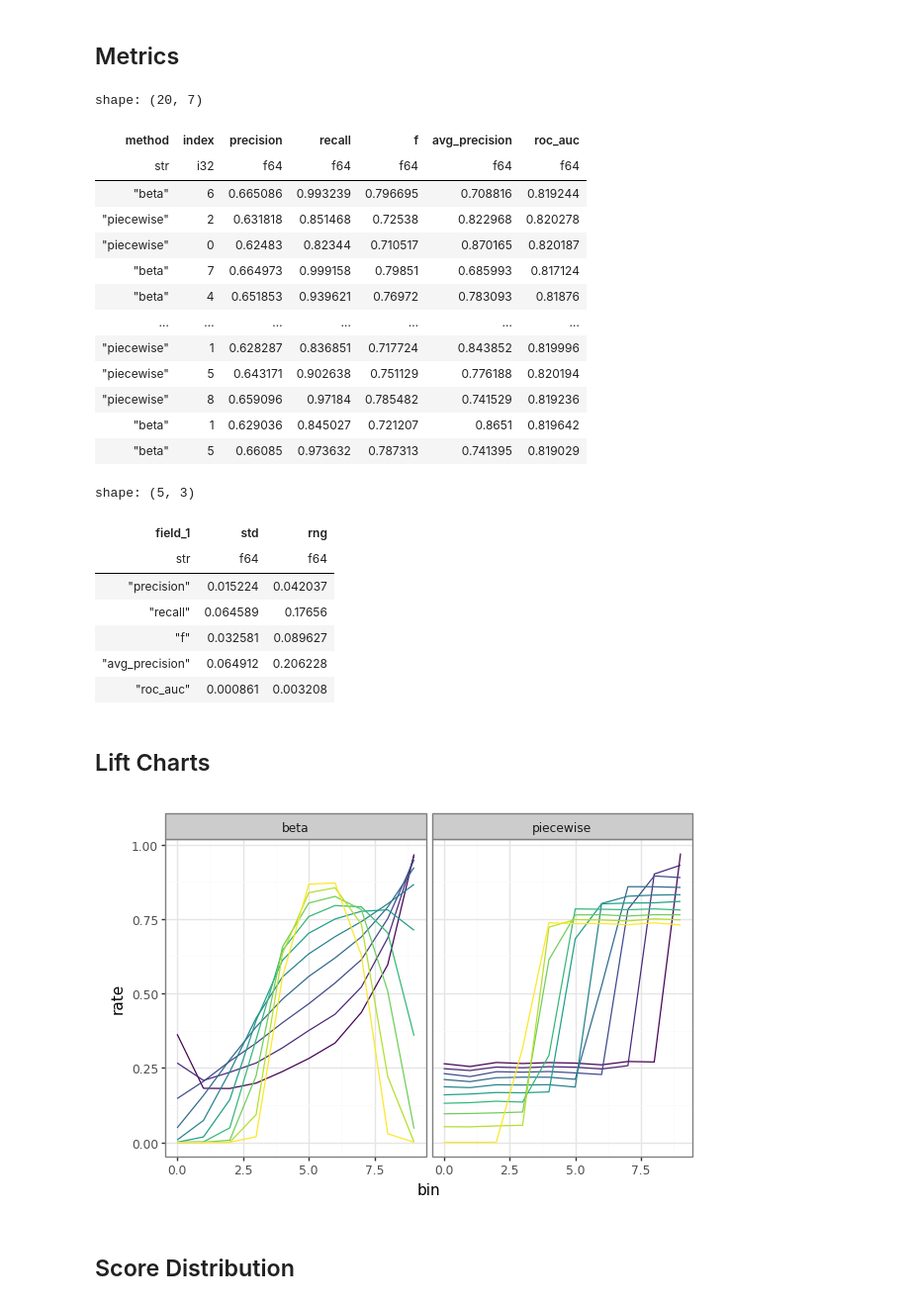
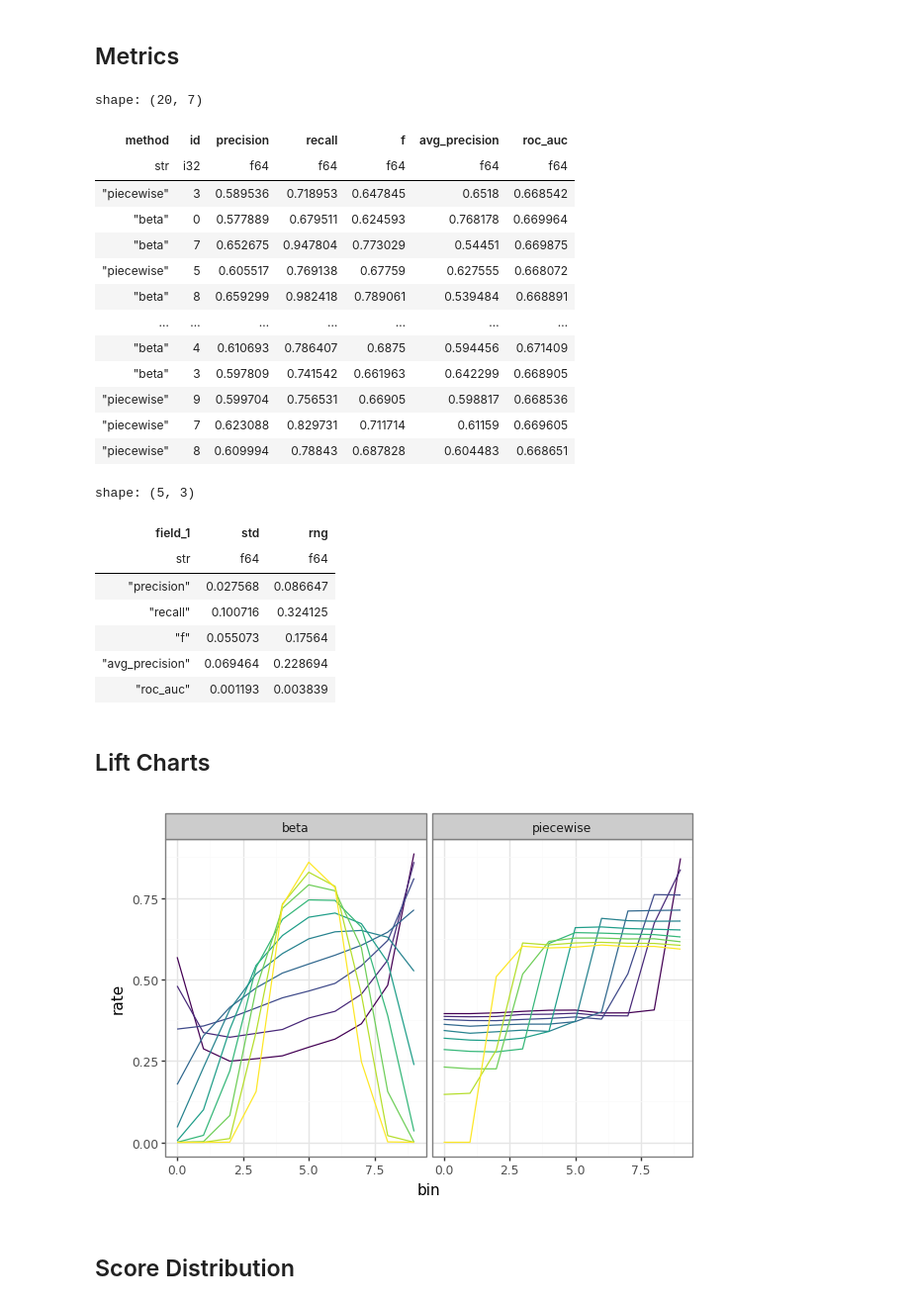
Before and after one commit to emilyriederer/roctet, a Jupyter notebook: docs/demo.ipynb, the cells around one changed output. Shown at 99% size. Cells and saved outputs as stored; diff of their text form; code cells hidden in the pictures.

```diff
--- a/docs/demo.ipynb
+++ b/docs/demo.ipynb
@@ -23,8 +23,8 @@ theme_set(theme_bw())
 ## Data Generation
 # %%
 # generate datasets
-dfs_beta = calc_roctet(0.82, method="beta", n_sets=10)  # 0.82, 0.67
-dfs_pcws = calc_roctet(0.82, method="piecewise", n_sets=10)
+dfs_beta = calc_roctet(0.67, method="beta", n_sets=10, n_obsv = 1e5)
+dfs_pcws = calc_roctet(0.67, method="piecewise", n_sets=10, n_obsv = 1e5)
 dfs_beta[0].glimpse()
 # %% [output]
 Rows: 100000
@@ -59,20 +67,20 @@ df_roc = (
     df.sort("score", descending=True)
     .with_columns(
         neg_target=1 - pl.col("target"),
-        neg_target_ttl=(1 - pl.col("target")).sum().over("index", "method"),
+        neg_target_ttl=(1 - pl.col("target")).sum().over("id", "method"),
         pos_target=pl.col("target"),
-        pos_target_ttl=pl.col("target").sum().over("index", "method"),
+        pos_target_ttl=pl.col("target").sum().over("id", "method"),
     )
     .with_columns(
-        cum_fpr=pl.col("neg_target").cum_sum().over("index", "method")
+        cum_fpr=pl.col("neg_target").cum_sum().over("id", "method")
         / pl.col("neg_target_ttl"),
-        cum_tpr=pl.col("pos_target").cum_sum().over("index", "method")
+        cum_tpr=pl.col("pos_target").cum_sum().over("id", "method")
         / pl.col("pos_target_ttl"),
     )
 )
 
 p = ggplot(df_roc)
-p += aes(x="cum_fpr", y="cum_tpr", color="index", group="index")
+p += aes(x="cum_fpr", y="cum_tpr", color="id", group="id")
 p += geom_abline(intercept=0, slope=1, color="grey", linetype="dashed")
 p += geom_line()
 p += facet_grid(cols="method")
@@ -86,29 +94,29 @@ p
 ## Metrics
 # %%
 df_metrics = (
-    df.group_by("method", "index")
+    df.group_by("method", "id")
     .agg(metrics=pds.query_binary_metrics("target", "score", 0.5))
     .unnest("metrics")
 )
 df_metrics
 # %% [output]
 shape: (20, 7)
-| method | index | precision | recall | f | avg_precision | roc_auc |
+| method | id | precision | recall | f | avg_precision | roc_auc |
 | str | i32 | f64 | f64 | f64 | f64 | f64 |
-| "beta" | 6 | 0.665086 | 0.993239 | 0.796695 | 0.708816 | 0.819244 |
-| "piecewise" | 2 | 0.631818 | 0.851468 | 0.72538 | 0.822968 | 0.820278 |
-| "piecewise" | 0 | 0.62483 | 0.82344 | 0.710517 | 0.870165 | 0.820187 |
-| "beta" | 7 | 0.664973 | 0.999158 | 0.79851 | 0.685993 | 0.817124 |
-| "beta" | 4 | 0.651853 | 0.939621 | 0.76972 | 0.783093 | 0.81876 |
+| "piecewise" | 3 | 0.589536 | 0.718953 | 0.647845 | 0.6518 | 0.668542 |
+| "beta" | 0 | 0.577889 | 0.679511 | 0.624593 | 0.768178 | 0.669964 |
+| "beta" | 7 | 0.652675 | 0.947804 | 0.773029 | 0.54451 | 0.669875 |
+| "piecewise" | 5 | 0.605517 | 0.769138 | 0.67759 | 0.627555 | 0.668072 |
+| "beta" | 8 | 0.659299 | 0.982418 | 0.789061 | 0.539484 | 0.668891 |
 | … | … | … | … | … | … | … |
-| "piecewise" | 1 | 0.628287 | 0.836851 | 0.717724 | 0.843852 | 0.819996 |
-| "piecewise" | 5 | 0.643171 | 0.902638 | 0.751129 | 0.776188 | 0.820194 |
-| "piecewise" | 8 | 0.659096 | 0.97184 | 0.785482 | 0.741529 | 0.819236 |
-| "beta" | 1 | 0.629036 | 0.845027 | 0.721207 | 0.8651 | 0.819642 |
-| "beta" | 5 | 0.66085 | 0.973632 | 0.787313 | 0.741395 | 0.819029 |
+| "beta" | 4 | 0.610693 | 0.786407 | 0.6875 | 0.594456 | 0.671409 |
+| "beta" | 3 | 0.597809 | 0.741542 | 0.661963 | 0.642299 | 0.668905 |
+| "piecewise" | 9 | 0.599704 | 0.756531 | 0.66905 | 0.598817 | 0.668536 |
+| "piecewise" | 7 | 0.623088 | 0.829731 | 0.711714 | 0.61159 | 0.669605 |
+| "piecewise" | 8 | 0.609994 | 0.78843 | 0.687828 | 0.604483 | 0.668651 |
 # %%
 (
-    df_metrics.drop("method", "index")
+    df_metrics.drop("method", "id")
     .select(
         cs.all().std().name.prefix("std__"),
         (cs.all().max() - cs.all().min()).name.prefix("rng__"),
@@ -122,32 +130,32 @@ shape: (20, 7)
 shape: (5, 3)
 | field_1 | std | rng |
 | str | f64 | f64 |
-| "precision" | 0.015224 | 0.042037 |
-| "recall" | 0.064589 | 0.17656 |
-| "f" | 0.032581 | 0.089627 |
-| "avg_precision" | 0.064912 | 0.206228 |
-| "roc_auc" | 0.000861 | 0.003208 |
+| "precision" | 0.027568 | 0.086647 |
+| "recall" | 0.100716 | 0.324125 |
+| "f" | 0.055073 | 0.17564 |
+| "avg_precision" | 0.069464 | 0.228694 |
+| "roc_auc" | 0.001193 | 0.003839 |
 # %% [markdown]
 ## Lift Charts
 # %%
 # visualize lift curves
 df_lift = df.group_by(
     "method",
-    "index",
+    "id",
     bin=pl.col("score")
     .qcut(10, labels=arange(10).astype(str))
     .cast(pl.String)
     .cast(pl.Int16),
 ).agg(rate=pl.col("target").mean())
 
 p = ggplot(df_lift)
-p += aes(x="bin", y="rate", color="index", group="index")
+p += aes(x="bin", y="rate", color="id", group="id")
 p += geom_line()
 p += facet_grid(cols="method")
 p += theme(legend_position="none", figure_size=(6,4))
 p
 # %% [output]
-[figure, old version]
+[figure, new version]
 # %% [markdown]
 ## Score Distribution
 # %%
```
Also changed, not shown: parts of 5 cells of this notebook, 2 other files.
